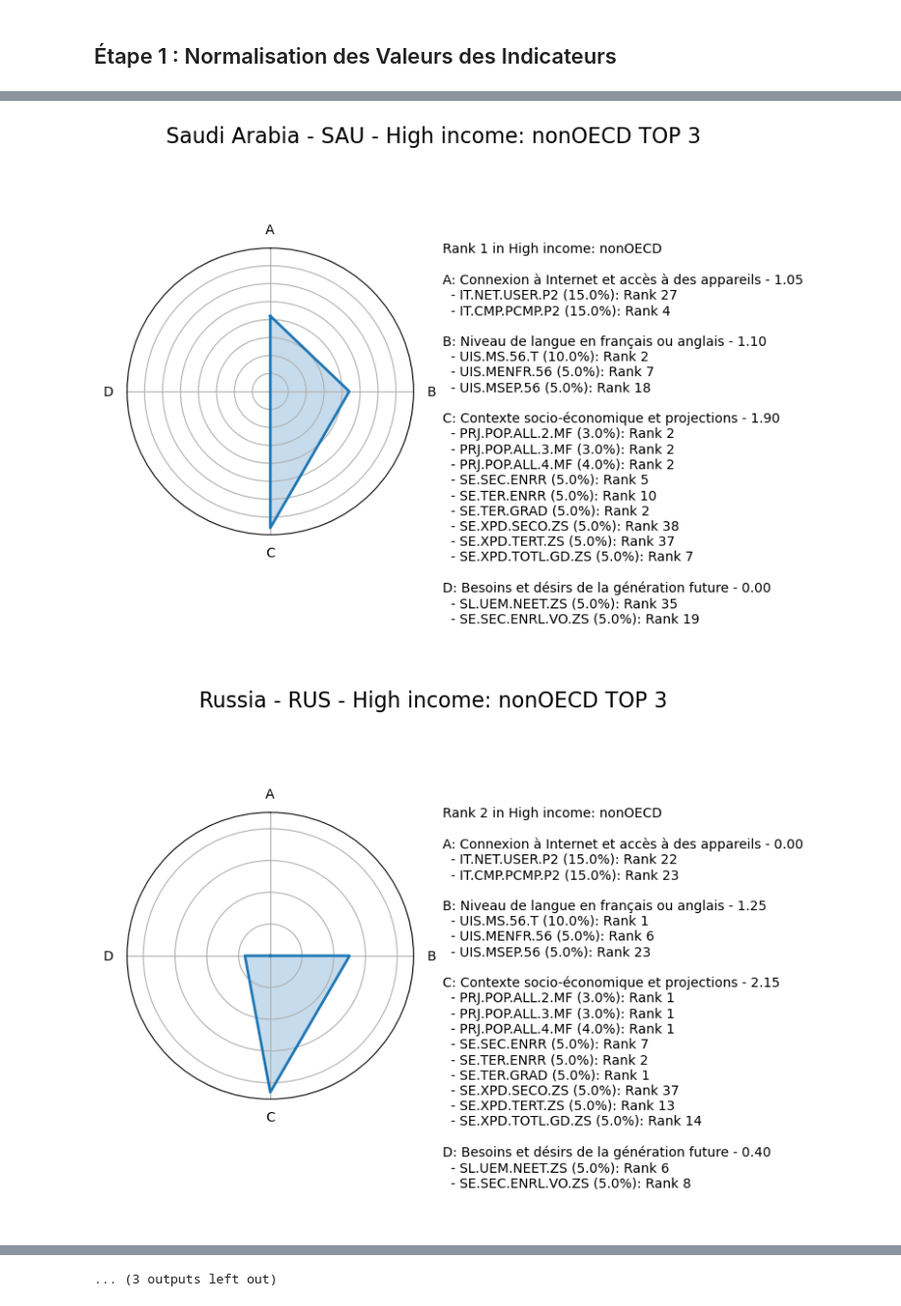
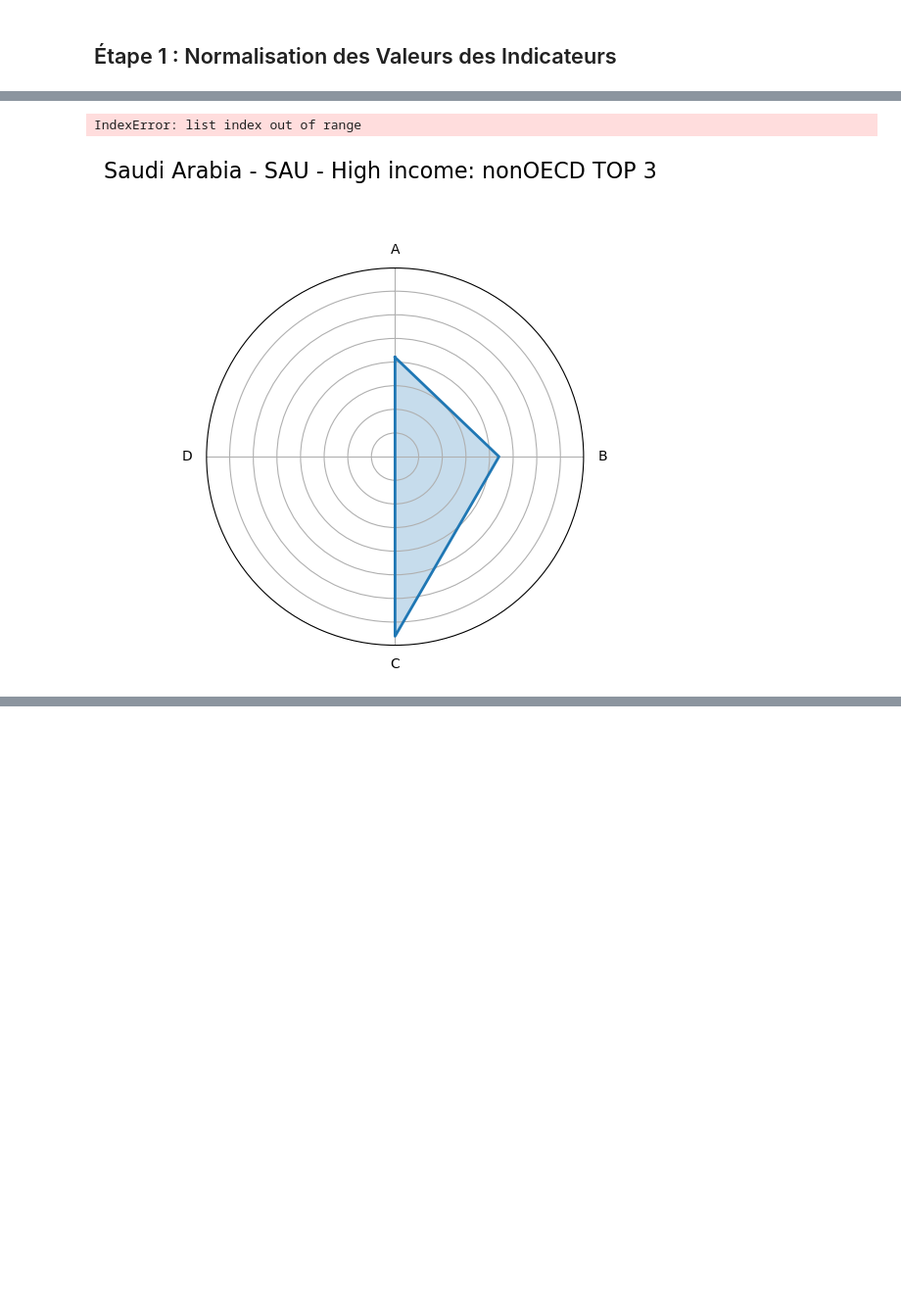
Before and after one commit to Najia-afk/mission2, a Jupyter notebook: Mission2.ipynb, the cells around one changed output, grey strips where cells are left out. Shown at 98% size. Drawn from its saved outputs; the diff is of its cells as text; code cells hidden in the pictures; blank space fills up the shorter version.

```diff
--- a/Mission2.ipynb
+++ b/Mission2.ipynb
@@ -879,14 +878,10 @@ plt.show()
 # %%
-import numpy as np
-import pandas as pd
-import matplotlib.pyplot as plt
-
 # Define the KPI groups and their corresponding letters
 kpi_groups = {
-    'A: Connexion à Internet et accès à des appareils': ['IT.NET.USER.P2', 'IT.CMP.PCMP.P2'],
-    'B: Niveau de langue en français ou anglais': ['UIS.MS.56.T', 'UIS.MENFR.56', 'UIS.MSEP.56'],
-    'C: Contexte socio-économique et projections': ['PRJ.POP.ALL.2.MF', 'PRJ.POP.ALL.3.MF', 'PRJ.POP.ALL.4.MF', 'SE.SEC.ENRR', 'SE.TER.ENRR', 'SE.TER.GRAD', 'SE.XPD.SECO.ZS', 'SE.XPD.TERT.ZS', 'SE.XPD.TOTL.GD.ZS'],
-    'D: Besoins et désirs de la génération future': ['SL.UEM.NEET.ZS', 'SE.SEC.ENRL.VO.ZS']
+    'A. Connexion à Internet et accès à des appareils': ['IT.NET.USER.P2', 'IT.CMP.PCMP.P2'],
+    'B. Niveau de langue en français ou anglais': ['UIS.MS.56.T', 'UIS.MENFR.56', 'UIS.MSEP.56'],
+    'C. Contexte socio-économique et projections': ['PRJ.POP.ALL.2.MF', 'PRJ.POP.ALL.3.MF', 'PRJ.POP.ALL.4.MF', 'SE.SEC.ENRR', 'SE.TER.ENRR', 'SE.TER.GRAD', 'SE.XPD.SECO.ZS', 'SE.XPD.TERT.ZS', 'SE.XPD.TOTL.GD.ZS'],
+    'D. Besoins et désirs de la génération future': ['SL.UEM.NEET.ZS', 'SE.SEC.ENRL.VO.ZS']
 }
 
 # Function to calculate group scores for each country
@@ -938,7 +933,7 @@ def plot_radar_chart(df, id_column, ax, max_values=None, padding=1.25):
     angles += angles[:1]
 
     for i, model_name in enumerate(ids):
-        values = [data[key][i] for key in data.keys()]
+        values = [data[key][i] if not pd.isnull(data[key][i]) else 0 for key in data.keys()]
         values += values[:1]
         ax.plot(angles, values, label=model_name, linewidth=2)
         ax.fill(angles, values, alpha=0.25)
@@ -970,33 +965,34 @@ def create_slides(top_per_income_group, kpi_groups, weights):
             # Plotting the slide
             fig, ax = plt.subplots(figsize=(12, 5), subplot_kw=dict(polar=True))
             fig.suptitle(f'{country_name} - {country_code} - {income_group} TOP {top_radar_n}', fontsize=16, y=1.1)
 
             # Plot radar chart
             plot_radar_chart(kpi_df, id_column='Country', ax=ax)
 
             # Display scores for KPI families and individual KPIs
             text_str = f'Rank {rank} in {income_group}\n\n'
 
             for i, (family, kpis) in enumerate(kpi_groups.items()):
                 family_score = sum(rank_to_score(enriched_statistics_df[(enriched_statistics_df['Country Code'] == country_code) & (enriched_statistics_df['Indicator Code'] == kpi)]['Country Rank'].values[0]) * weights[kpi] for kpi in kpis)
                 text_str += f'{list("ABCD")[i]}: {family.split(": ", 1)[1]} - {family_score:.2f}\n'
                 for kpi in kpis:
                     if kpi in kpi_values:
                         kpi_rank = enriched_statistics_df[(enriched_statistics_df['Country Code'] == country_code) & (enriched_statistics_df['Indicator Code'] == kpi)]['Country Rank'].values[0]
                         kpi_score = rank_to_score(kpi_rank) * weights[kpi]
                         kpi_weight = weights[kpi] * 100
                         text_str += f'  - {kpi} ({kpi_weight}%): Rank {kpi_rank:.0f}\n'
                 text_str += f'\n'
 
 
             ax.text(1.1, 0.3, text_str, fontsize=10, va='center', ha='left', color='black', transform=ax.transAxes)
 
 
             plt.tight_layout()
             plt.subplots_adjust(right=0.7)
-            plt.show()
+            plt.savefig(f'data/graph/radar_graph_{country_name}_{country_code}_{income_group}_TOP{top_radar_n}.png')
+            plt.close()
 
 create_slides(top_per_income_group, kpi_groups, weights)
 # %% [output]
+IndexError: list index out of range
-[figure, old version]
+[figure, new version]
-[figure, removed]
@@ -1013,2 +999 @@ create_slides(top_per_income_group, kpi_groups, weights)
-... (3 outputs left out)
 # %%
```
Also changed, not shown: parts of 3 cells of this notebook.
